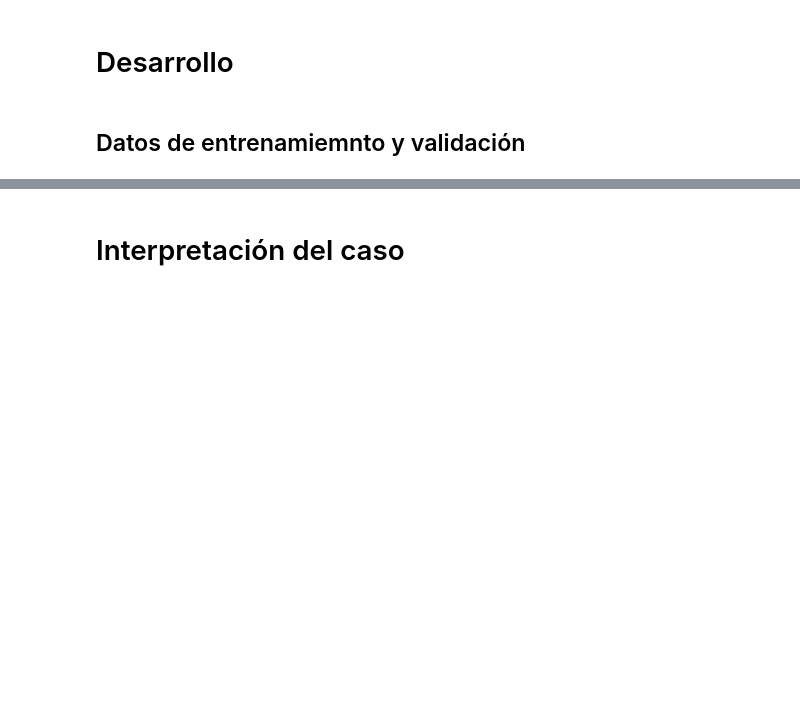
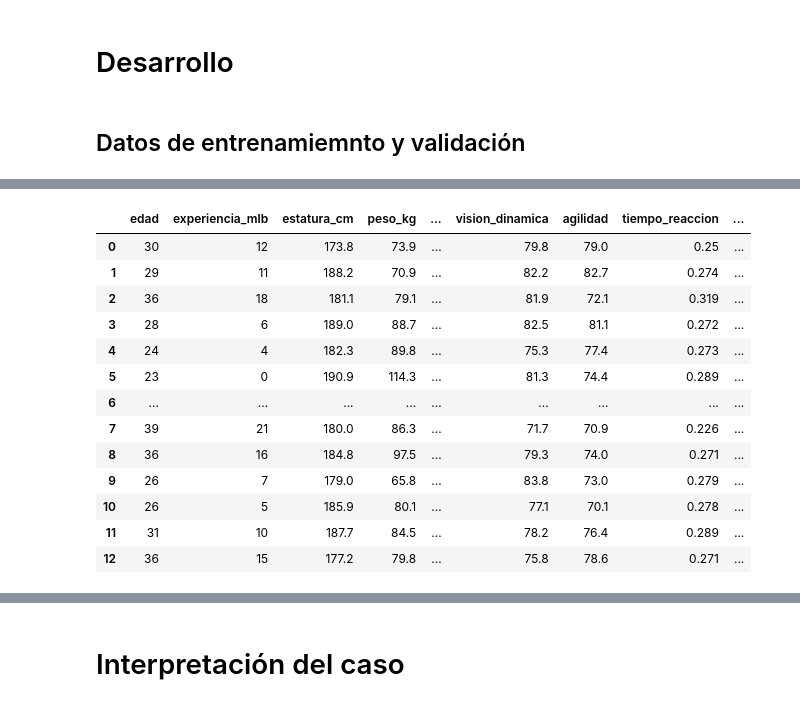
Before and after one commit to rpizarrog/Libro-Aprendizaje-Automatico.-Casos-de-Estudio-con-R-y-Python, a Jupyter notebook: Python NoteBooks/Caso_de_estudio_arboles_de_regresiOn_y_bosques_aleatorios_PCT_BATEO.ipynb, the cells around one changed output, grey strips where cells are left out. Saved outputs shown, nothing was run; the diff lists cells and outputs as text; code cells hidden in the pictures; blank space fills up the shorter version.

```diff
--- a/Python NoteBooks/Caso_de_estudio_arboles_de_regresiOn_y_bosques_aleatorios_PCT_BATEO.ipynb
+++ b/Python NoteBooks/Caso_de_estudio_arboles_de_regresiOn_y_bosques_aleatorios_PCT_BATEO.ipynb
@@ -2239,0 +2697,17 @@ f_describir_datos(datos)
+# %%
+f_visualizar_head_tail_reducido(datos_validacion)
+# %% [output]
+|  | edad | experiencia_mlb | estatura_cm | peso_kg | ... | vision_dinamica | agilidad | tiempo_reaccion | ... |
+| 0 | 30 | 12 | 173.8 | 73.9 | ... | 79.8 | 79.0 | 0.25 | ... |
+| 1 | 29 | 11 | 188.2 | 70.9 | ... | 82.2 | 82.7 | 0.274 | ... |
+| 2 | 36 | 18 | 181.1 | 79.1 | ... | 81.9 | 72.1 | 0.319 | ... |
+| 3 | 28 | 6 | 189.0 | 88.7 | ... | 82.5 | 81.1 | 0.272 | ... |
+| 4 | 24 | 4 | 182.3 | 89.8 | ... | 75.3 | 77.4 | 0.273 | ... |
+| 5 | 23 | 0 | 190.9 | 114.3 | ... | 81.3 | 74.4 | 0.289 | ... |
+| 6 | ... | ... | ... | ... | ... | ... | ... | ... | ... |
+| 7 | 39 | 21 | 180.0 | 86.3 | ... | 71.7 | 70.9 | 0.226 | ... |
+| 8 | 36 | 16 | 184.8 | 97.5 | ... | 79.3 | 74.0 | 0.271 | ... |
+| 9 | 26 | 7 | 179.0 | 65.8 | ... | 83.8 | 73.0 | 0.279 | ... |
+| 10 | 26 | 5 | 185.9 | 80.1 | ... | 77.1 | 70.1 | 0.278 | ... |
+| 11 | 31 | 10 | 187.7 | 84.5 | ... | 78.2 | 76.4 | 0.289 | ... |
+| 12 | 36 | 15 | 177.2 | 79.8 | ... | 75.8 | 78.6 | 0.271 | ... |
```
Also changed, not shown: parts of 27 cells of this notebook.
